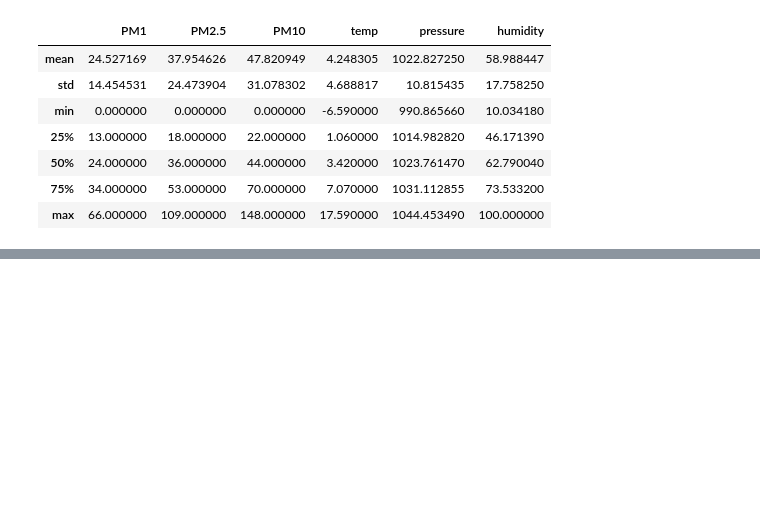
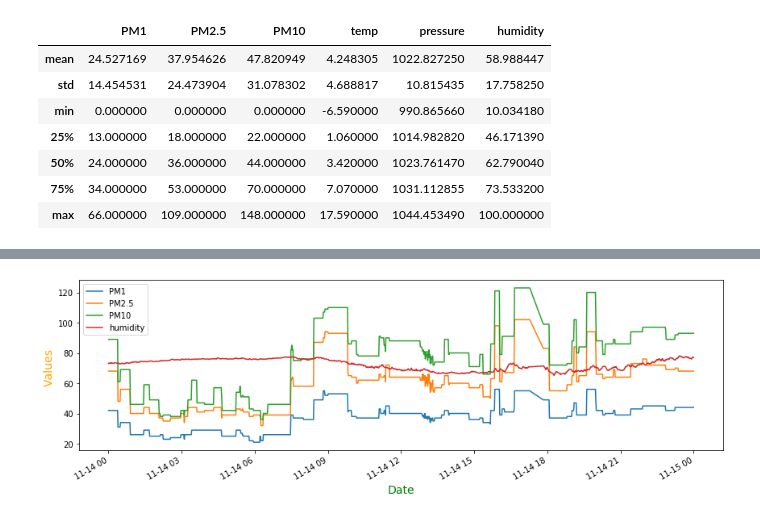
Before and after one commit to PawWitGit/Masters-s-project, a Jupyter notebook: masters_project/machine_learning/data_analysis/months_describe.ipynb, the cells around one changed output, grey strips where cells are left out. Drawn from its saved outputs; the diff is of its cells as text; code cells hidden in the pictures; blank space fills up the shorter version.

```diff
--- a/masters_project/machine_learning/data_analysis/months_describe.ipynb
+++ b/masters_project/machine_learning/data_analysis/months_describe.ipynb
@@ -300,0 +381,81 @@ See the caveats in the documentation: https://pandas.pydata.org/pandas-docs/stab
+# %%
+day_start_hour = "23:59:59"
+day_end_hour = "00:00:00"
+
+
+def values_sepcific():
+    plot_1 = ["PM1", "PM2.5", "PM10", "humidity"]
+    plot_2 = ["temp"]
+    plot_3 = [
+        "pressure",
+    ]
+
+    return plot_1, plot_2, plot_3
+
+
+def plot_specfic_data(df, start_date, end_date):
+    pass
+# %%
+""""
+November los date plot and los week
+"""
+
+
+def get_nov_dates(start_day, end_day, week_start, week_end) -> str:
+    pass
+
+
+nov_start_day = "14/11/21"
+nov_end_day = "15/11/21"
+nov_week_start = "20/11/21"
+nov_week_end = "26/11/21"
+
+dec_start_day = "02/12/21"
+dec_end_day = "03/12/21"
+dec_week_start = "24/12/21"
+dec_week_end = "30/12/21"
+
+jan_start_day = "03/01/22"
+jan_end_day = "04/01/22"
+jan_week_start = "04/01/22"
+jan_week_end = "10/01/22"
+
+feb_start_day = "22/02/22"
+feb_end_day = "23/02/22"
+feb_week_start = "14/02/22"
+feb_week_end = "20/02/22"
+
+march_start_day = "28/03/22"
+march_end_day = "29/03/22"
+march_week_start = "02/03/22"
+march_week_end = "08/03/22"
+
+months_plots_days = [
+    [nov_start_day, nov_end_day],
+    [dec_start_day, dec_end_day],
+    [jan_start_day, jan_end_day],
+    [feb_start_day, feb_end_day],
+    [march_start_day, march_end_day],
+]
+
+months_plots_weeks = [
+    [nov_week_start, nov_week_end],
+    [dec_week_start, dec_week_end],
+    [jan_week_start, jan_week_end],
+    [feb_week_start, feb_week_end],
+    [march_week_start, march_week_end],
+]
+
+print(" ---- DAYS ----")
+
+for i in months_plots_days:
+
+    print(f"{i[0]} - {i[1]}")
+    plot_specific_data(MONTHS_DF, i[0], i[1], values_sepcific())
+
+# print(" ---- WEEKS ----")
+
+# for i in months_plots_weeks:
+#     print(f"{i[0]} - {i[1]}")
+#     plot_specific_data(MONTHS_DF, i[0], i[1], values_sepcific())
+# %% [output]
@@ -300,0 +469 @@ See the caveats in the documentation: https://pandas.pydata.org/pandas-docs/stab
+[figure, added]
```
Also changed, not shown: parts of 15 cells of this notebook, 34 other files.
